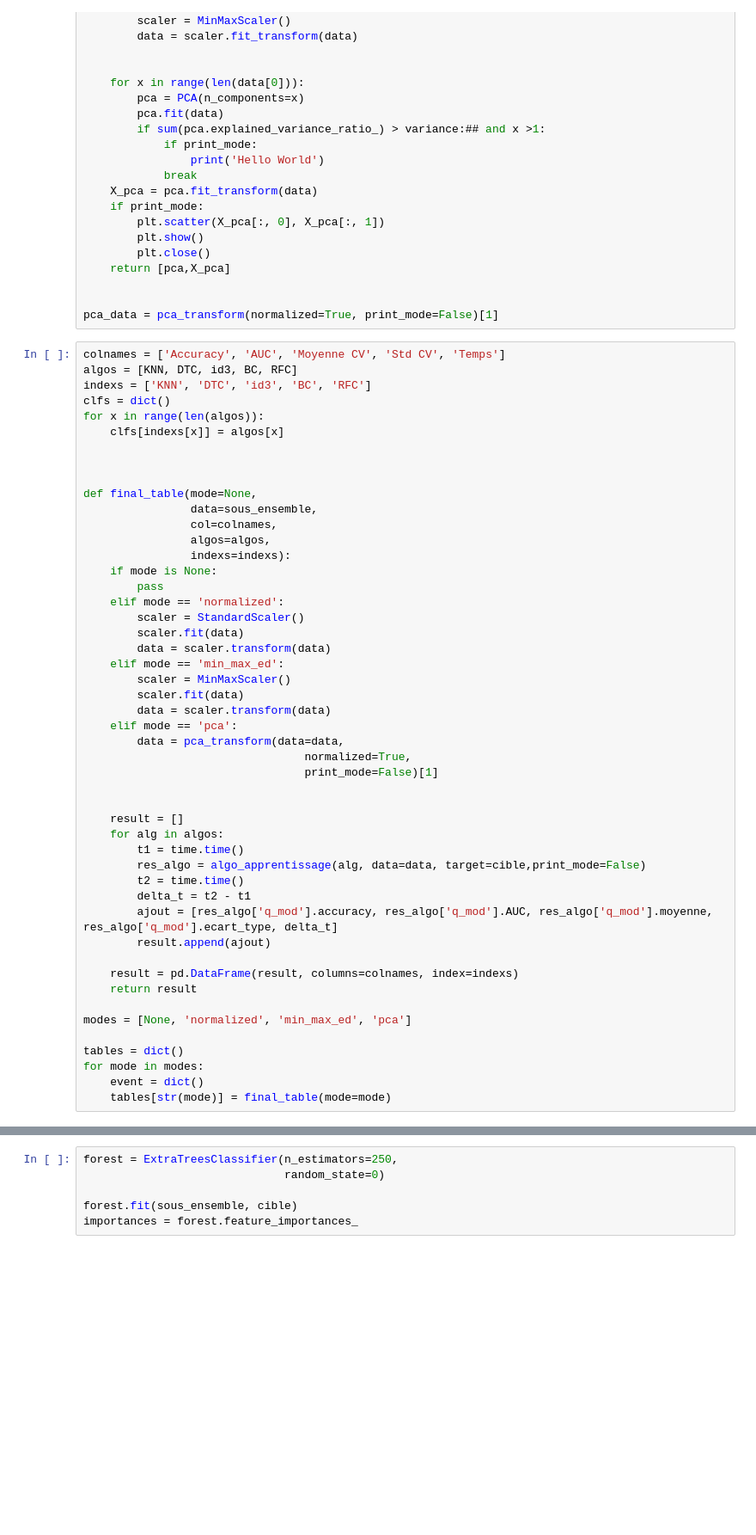
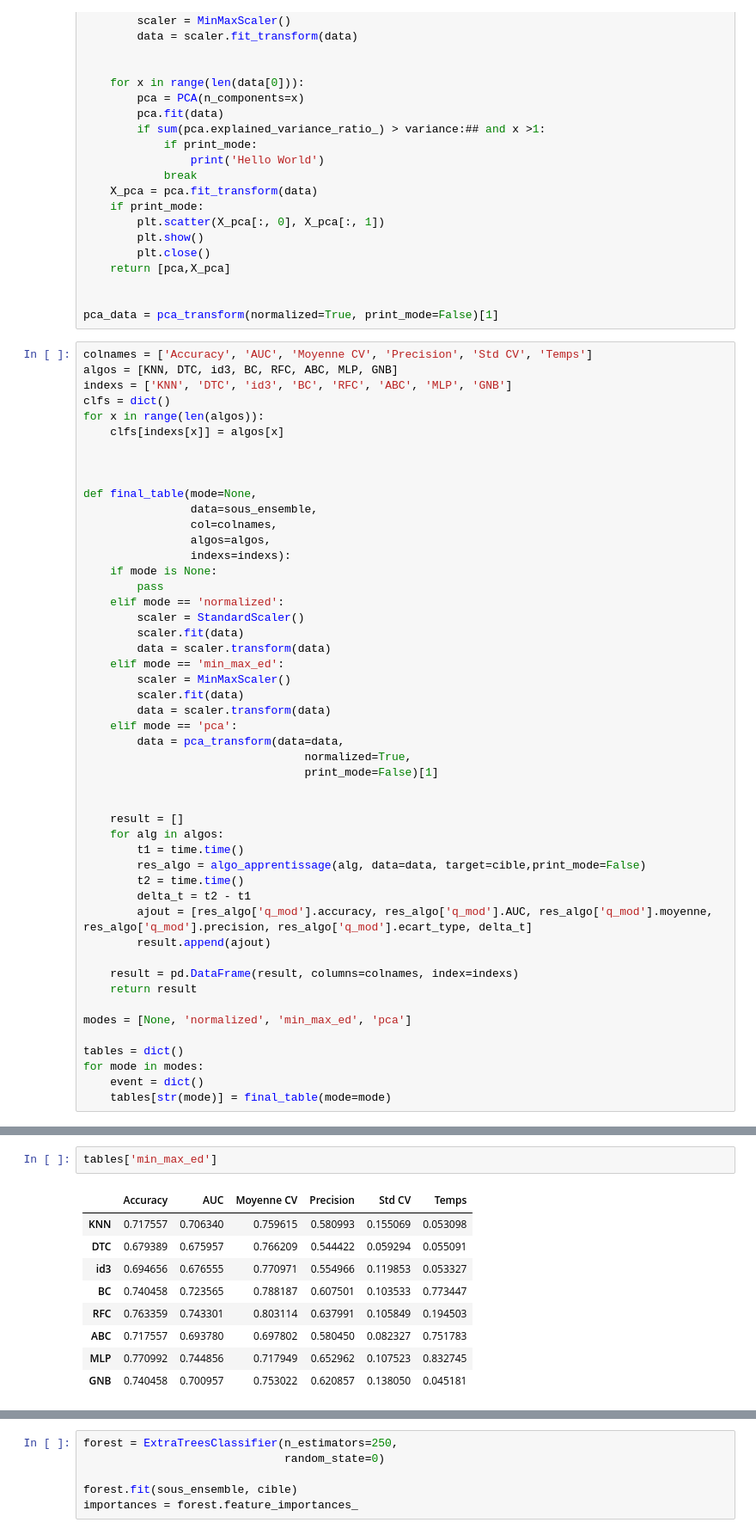
Before and after one commit to ppmdatix/TP_ML_aussem, a Jupyter notebook: Credit.ipynb, the cells around one changed output, grey strips where cells are left out. Shown: that part at 86% size. Drawn from its saved outputs; the diff is of its cells as text; blank space fills up the shorter version.

```diff
--- a/Credit.ipynb
+++ b/Credit.ipynb
@@ -366,9 +381,9 @@ def pca_transform(data=sous_ensemble,
 
 pca_data = pca_transform(normalized=True, print_mode=False)[1]
 # %%
-colnames = ['Accuracy', 'AUC', 'Moyenne CV', 'Std CV', 'Temps']
-algos = [KNN, DTC, id3, BC, RFC]
-indexs = ['KNN', 'DTC', 'id3', 'BC', 'RFC']
+colnames = ['Accuracy', 'AUC', 'Moyenne CV', 'Precision', 'Std CV', 'Temps']
+algos = [KNN, DTC, id3, BC, RFC, ABC, MLP, GNB]
+indexs = ['KNN', 'DTC', 'id3', 'BC', 'RFC', 'ABC', 'MLP', 'GNB']
 clfs = dict()
 for x in range(len(algos)):
     clfs[indexs[x]] = algos[x]
@@ -402,7 +417,7 @@ def final_table(mode=None,
         res_algo = algo_apprentissage(alg, data=data, target=cible,print_mode=False)
         t2 = time.time()
         delta_t = t2 - t1
-        ajout = [res_algo['q_mod'].accuracy, res_algo['q_mod'].AUC, res_algo['q_mod'].moyenne, res_algo['q_mod'].ecart_type, delta_t]
+        ajout = [res_algo['q_mod'].accuracy, res_algo['q_mod'].AUC, res_algo['q_mod'].moyenne, res_algo['q_mod'].precision, res_algo['q_mod'].ecart_type, delta_t]
         result.append(ajout)
 
     result = pd.DataFrame(result, columns=colnames, index=indexs)
@@ -416,0 +447,12 @@ for mode in modes:
+# %%
+tables['min_max_ed']
+# %% [output]
+|  | Accuracy | AUC | Moyenne CV | Precision | Std CV | Temps |
+| KNN | 0.717557 | 0.706340 | 0.759615 | 0.580993 | 0.155069 | 0.053098 |
+| DTC | 0.679389 | 0.675957 | 0.766209 | 0.544422 | 0.059294 | 0.055091 |
+| id3 | 0.694656 | 0.676555 | 0.770971 | 0.554966 | 0.119853 | 0.053327 |
+| BC | 0.740458 | 0.723565 | 0.788187 | 0.607501 | 0.103533 | 0.773447 |
+| RFC | 0.763359 | 0.743301 | 0.803114 | 0.637991 | 0.105849 | 0.194503 |
+| ABC | 0.717557 | 0.693780 | 0.697802 | 0.580450 | 0.082327 | 0.751783 |
+| MLP | 0.770992 | 0.744856 | 0.717949 | 0.652962 | 0.107523 | 0.832745 |
+| GNB | 0.740458 | 0.700957 | 0.753022 | 0.620857 | 0.138050 | 0.045181 |
```
Also changed, not shown: parts of 19 cells of this notebook, 1 other file.
